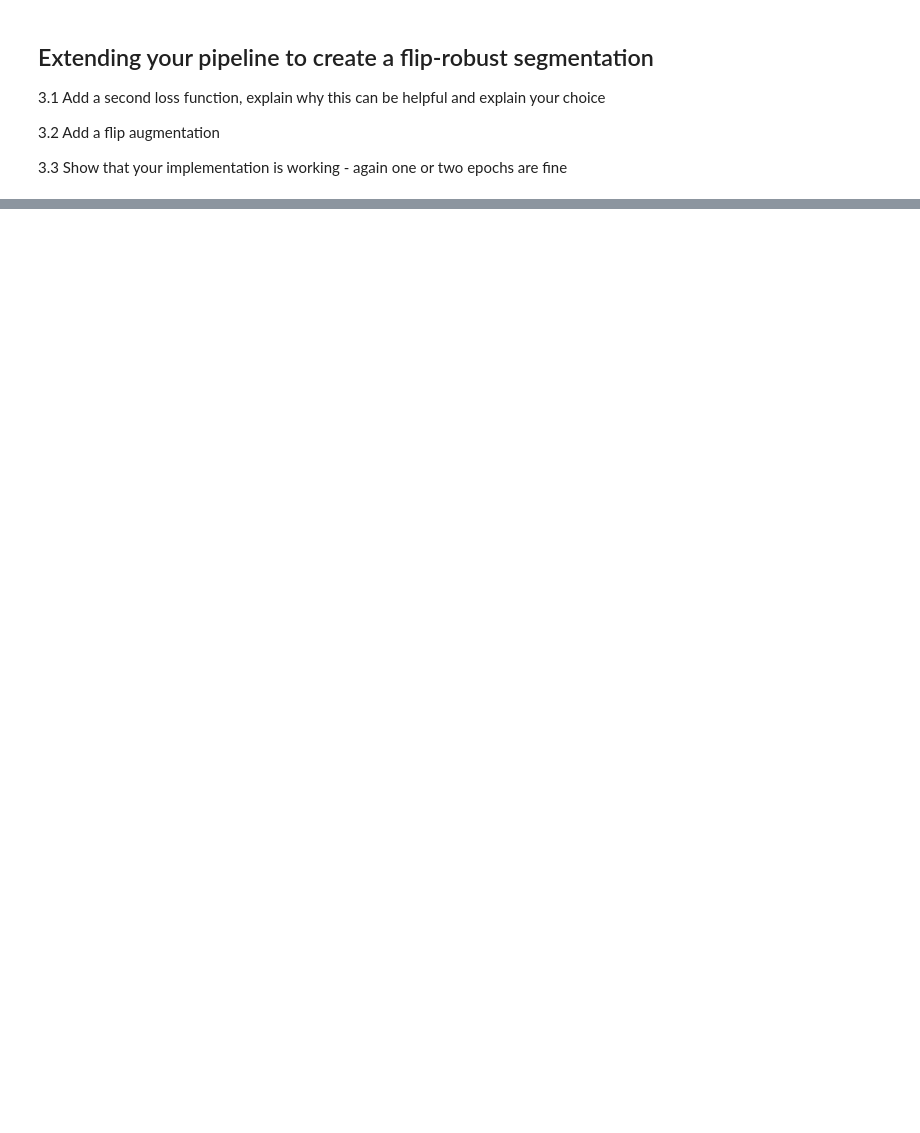
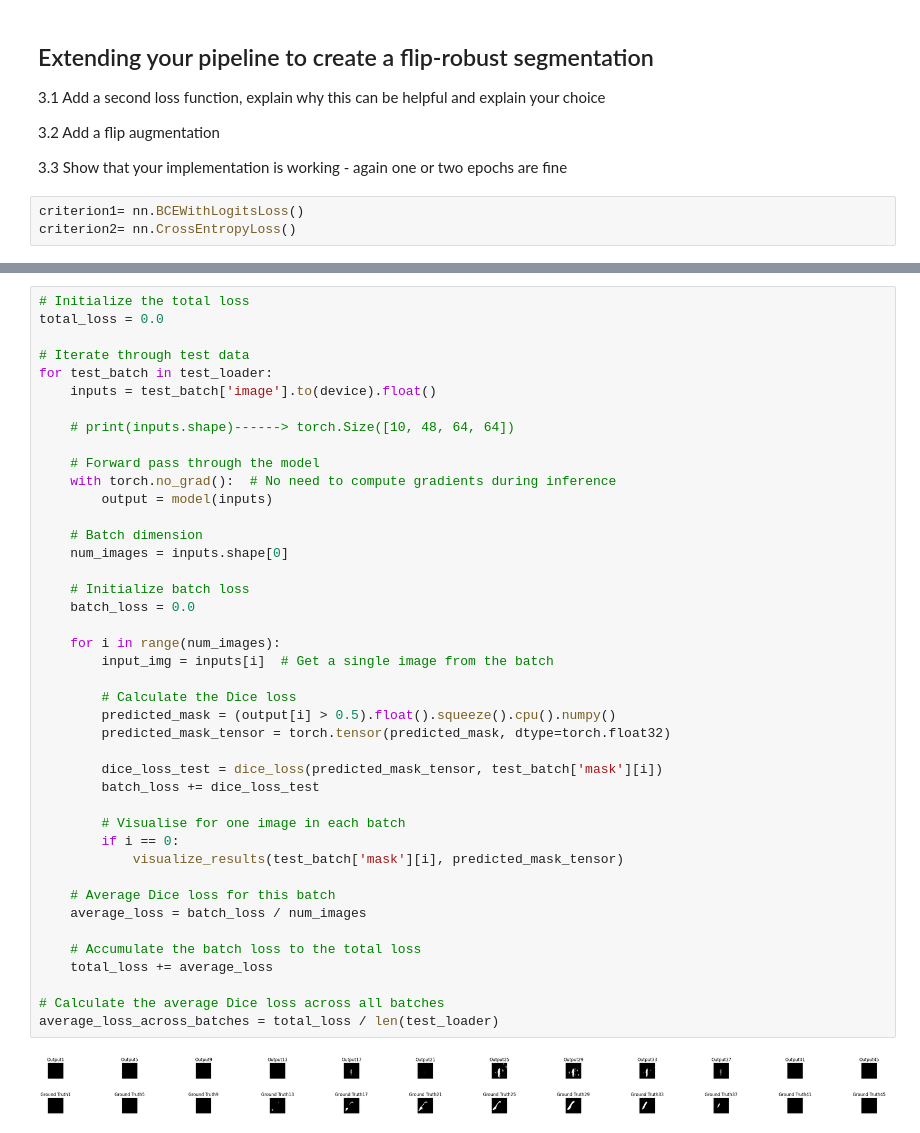
Before and after one commit to Anika-Roy/Hippocampus-Segmentation, a Jupyter notebook: task.ipynb, the cells around one changed output, grey strips where cells are left out. Drawn from its saved outputs; the diff is of its cells as text; blank space fills up the shorter version.

```diff
--- a/task.ipynb
+++ b/task.ipynb
@@ -399,3 +405,6 @@ Average Dice Loss on Test Set: 0.49403051696632944
 3.2 Add a flip augmentation
 
 3.3 Show that your implementation is working - again one or two epochs are fine
+# %%
+criterion1= nn.BCEWithLogitsLoss()
+criterion2= nn.CrossEntropyLoss()
@@ -401,0 +458,44 @@ Average Dice Loss on Test Set: 0.49403051696632944
+# %%
+# Initialize the total loss
+total_loss = 0.0
+
+# Iterate through test data
+for test_batch in test_loader:
+    inputs = test_batch['image'].to(device).float()
+
+    # print(inputs.shape)------> torch.Size([10, 48, 64, 64])
+
+    # Forward pass through the model
+    with torch.no_grad():  # No need to compute gradients during inference
+        output = model(inputs)
+
+    # Batch dimension
+    num_images = inputs.shape[0]
+
+    # Initialize batch loss
+    batch_loss = 0.0
+
+    for i in range(num_images):
+        input_img = inputs[i]  # Get a single image from the batch
+
+        # Calculate the Dice loss
+        predicted_mask = (output[i] > 0.5).float().squeeze().cpu().numpy()
+        predicted_mask_tensor = torch.tensor(predicted_mask, dtype=torch.float32)
+
+        dice_loss_test = dice_loss(predicted_mask_tensor, test_batch['mask'][i])
+        batch_loss += dice_loss_test
+
+        # Visualise for one image in each batch
+        if i == 0:
+            visualize_results(test_batch['mask'][i], predicted_mask_tensor)
+
+    # Average Dice loss for this batch
+    average_loss = batch_loss / num_images
+
+    # Accumulate the batch loss to the total loss
+    total_loss += average_loss
+
+# Calculate the average Dice loss across all batches
+average_loss_across_batches = total_loss / len(test_loader)
+# %% [output]
+[figure, added]
```
Also changed, not shown: parts of 6 cells of this notebook.
